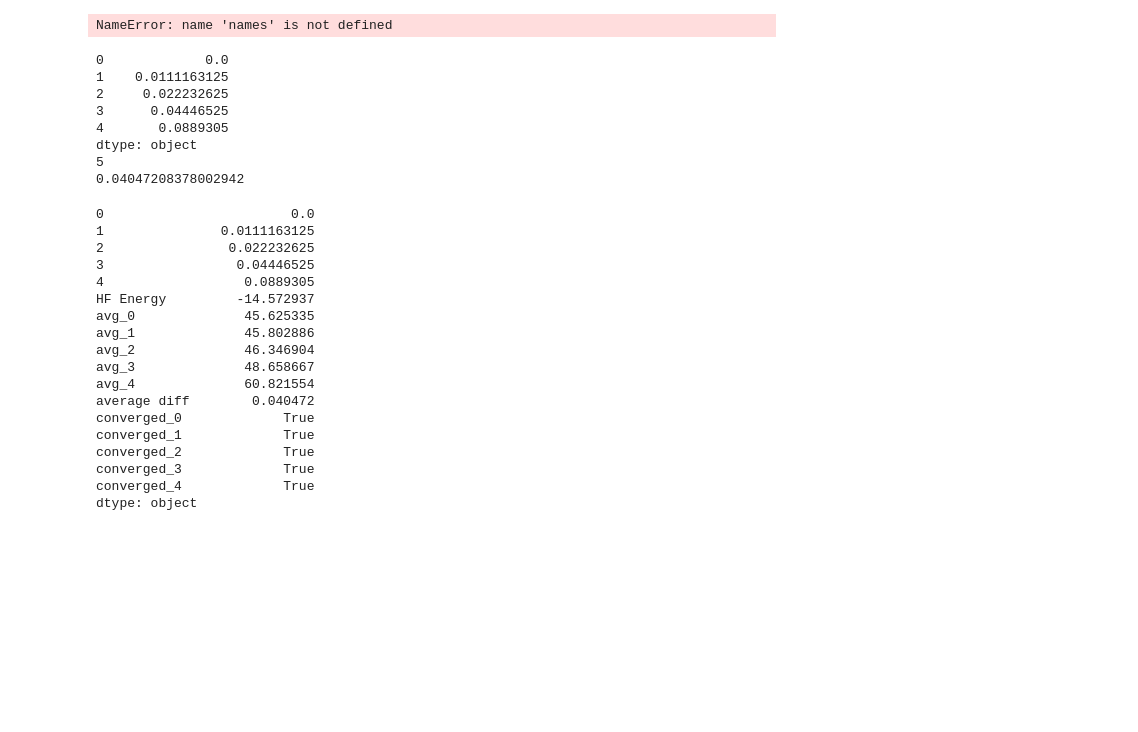
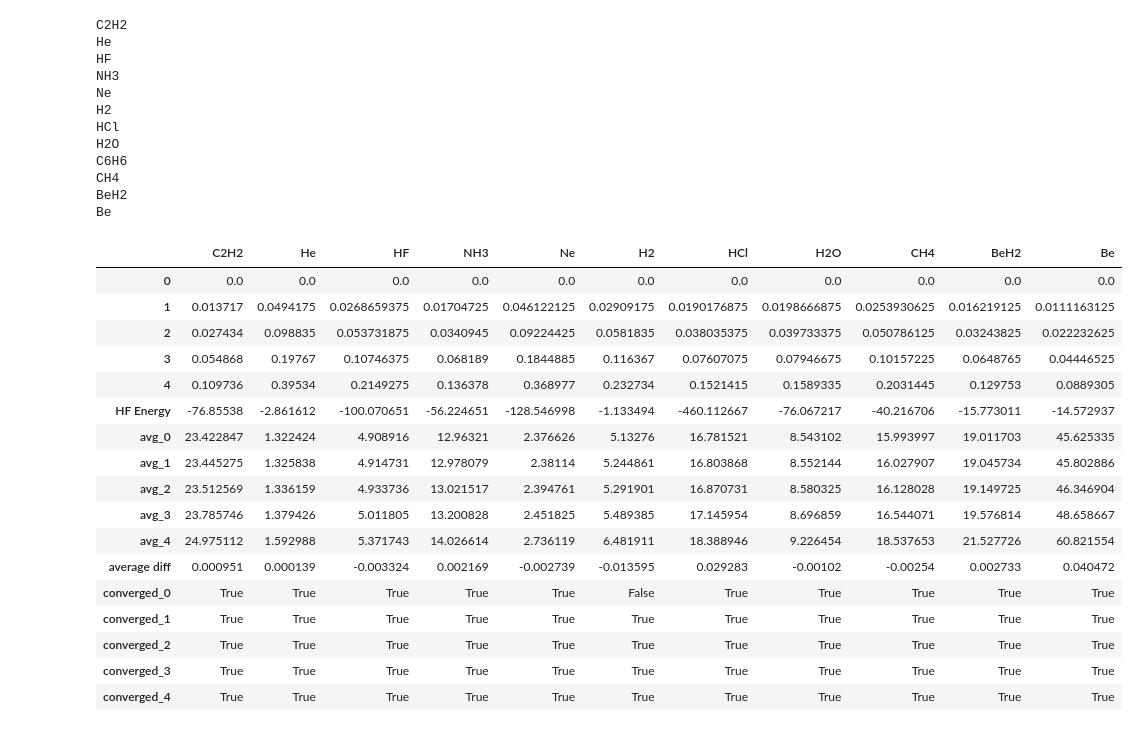
Before and after one commit to ahurta92/madness-test-suite, a Jupyter notebook: Timings 6-2-2022 (polarizability data).ipynb, the cells around one changed output. Cells and saved outputs as stored; diff of their text form; code cells hidden in the pictures; blank space fills up the shorter version.

```diff
--- a/Timings 6-2-2022 (polarizability data).ipynb
+++ b/Timings 6-2-2022 (polarizability data).ipynb
@@ -194,18 +14,0 @@ KeyError: 0
-# %%
-
-moldata=FrequencyData('Be','hf','dipole')
-moldata.polar_df[xx]
-mad_data_e={}
-mad_data_r={}
-mad_data_e['Total HF Energy']=moldata.ground_e['e_tot']
-
-for i in range(len(names)):
-    mad_data_r[names[i]]=moldata.polar_df[xx][i]
-
-mad_data_e=pd.Series(mad_data_e)
-mad_data_r=pd.Series(mad_data_r)
-
-mad_data=pd.concat([mad_data_e,mad_data_r],axis=0)
-mad_data.name='MRA'
-# %% [output]
-NameError: name 'names' is not defined
@@ -246,29 +15,34 @@ def create_mol_series(mol,basis):
 # %%
-create_mol_series('Be','d-aug-cc-pVQZ')
+excluded=['C6H6']
+polar_overview('d-aug-cc-pVQZ',excluded).round(3)
 # %% [output]
-0             0.0
-1    0.0111163125
-2     0.022232625
-3      0.04446525
-4       0.0889305
-dtype: object
-5
-0.04047208378002942
+C2H2
+He
+HF
+NH3
+Ne
+H2
+HCl
+H2O
+C6H6
+CH4
+BeH2
+Be
-0                        0.0
-1               0.0111163125
-2                0.022232625
-3                 0.04446525
-4                  0.0889305
-HF Energy         -14.572937
-avg_0              45.625335
-avg_1              45.802886
-avg_2              46.346904
-avg_3              48.658667
-avg_4              60.821554
-average diff        0.040472
-converged_0             True
-converged_1             True
-converged_2             True
-converged_3             True
-converged_4             True
-dtype: object
+|  | C2H2 | He | HF | NH3 | Ne | H2 | HCl | H2O | CH4 | BeH2 | Be |
+| 0 | 0.0 | 0.0 | 0.0 | 0.0 | 0.0 | 0.0 | 0.0 | 0.0 | 0.0 | 0.0 | 0.0 |
+| 1 | 0.013717 | 0.0494175 | 0.0268659375 | 0.01704725 | 0.046122125 | 0.02909175 | 0.0190176875 | 0.0198666875 | 0.0253930625 | 0.016219125 | 0.0111163125 |
+| 2 | 0.027434 | 0.098835 | 0.053731875 | 0.0340945 | 0.09224425 | 0.0581835 | 0.038035375 | 0.039733375 | 0.050786125 | 0.03243825 | 0.022232625 |
+| 3 | 0.054868 | 0.19767 | 0.10746375 | 0.068189 | 0.1844885 | 0.116367 | 0.07607075 | 0.07946675 | 0.10157225 | 0.0648765 | 0.04446525 |
+| 4 | 0.109736 | 0.39534 | 0.2149275 | 0.136378 | 0.368977 | 0.232734 | 0.1521415 | 0.1589335 | 0.2031445 | 0.129753 | 0.0889305 |
+| HF Energy | -76.85538 | -2.861612 | -100.070651 | -56.224651 | -128.546998 | -1.133494 | -460.112667 | -76.067217 | -40.216706 | -15.773011 | -14.572937 |
+| avg_0 | 23.422847 | 1.322424 | 4.908916 | 12.96321 | 2.376626 | 5.13276 | 16.781521 | 8.543102 | 15.993997 | 19.011703 | 45.625335 |
+| avg_1 | 23.445275 | 1.325838 | 4.914731 | 12.978079 | 2.38114 | 5.244861 | 16.803868 | 8.552144 | 16.027907 | 19.045734 | 45.802886 |
+| avg_2 | 23.512569 | 1.336159 | 4.933736 | 13.021517 | 2.394761 | 5.291901 | 16.870731 | 8.580325 | 16.128028 | 19.149725 | 46.346904 |
+| avg_3 | 23.785746 | 1.379426 | 5.011805 | 13.200828 | 2.451825 | 5.489385 | 17.145954 | 8.696859 | 16.544071 | 19.576814 | 48.658667 |
+| avg_4 | 24.975112 | 1.592988 | 5.371743 | 14.026614 | 2.736119 | 6.481911 | 18.388946 | 9.226454 | 18.537653 | 21.527726 | 60.821554 |
+| average diff | 0.000951 | 0.000139 | -0.003324 | 0.002169 | -0.002739 | -0.013595 | 0.029283 | -0.00102 | -0.00254 | 0.002733 | 0.040472 |
+| converged_0 | True | True | True | True | True | False | True | True | True | True | True |
+| converged_1 | True | True | True | True | True | True | True | True | True | True | True |
+| converged_2 | True | True | True | True | True | True | True | True | True | True | True |
+| converged_3 | True | True | True | True | True | True | True | True | True | True | True |
+| converged_4 | True | True | True | True | True | True | True | True | True | True | True |
```
Also changed, not shown: parts of 13 cells of this notebook, 3 other files.
